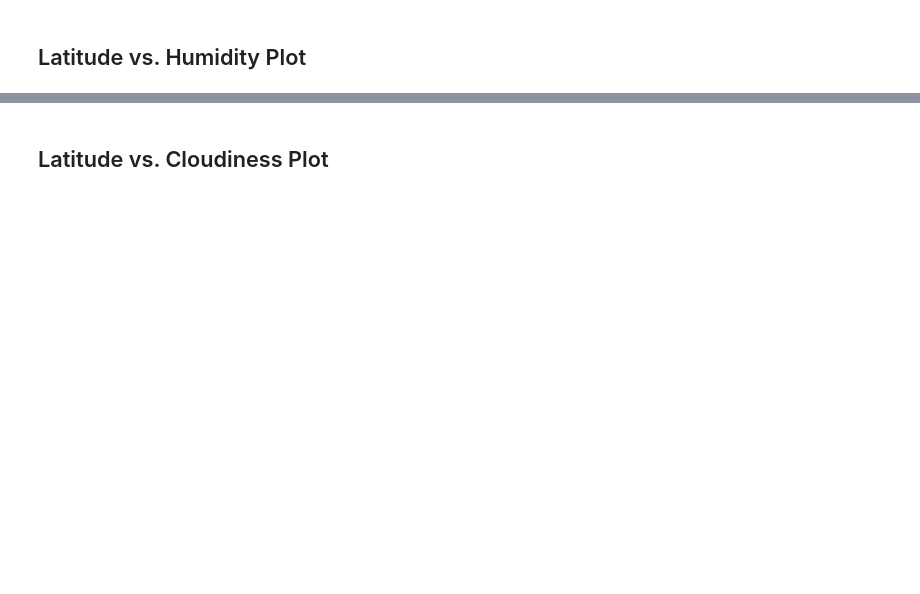
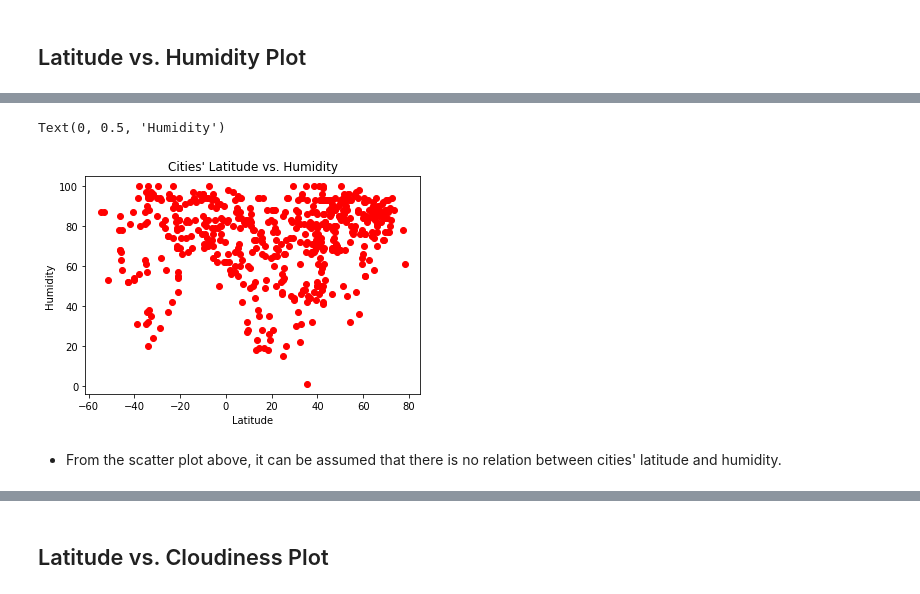
Before and after one commit to damontufar/python-api-challenge, a Jupyter notebook: WeatherPy/WeatherPy.ipynb, the cells around one changed output, grey strips where cells are left out. Drawn from its saved outputs; the diff is of its cells as text; code cells hidden in the pictures; blank space fills up the shorter version.

```diff
--- a/WeatherPy/WeatherPy.ipynb
+++ b/WeatherPy/WeatherPy.ipynb
@@ -157,0 +191,14 @@ Int64Index([], dtype='int64')
+# %%
+#Scatter Plot for Lat vs Humidity
+
+x_values = weather_df["Lat"]
+y_values = weather_df["Humidity"]
+plt.scatter(x_values, y_values, color = "r")
+plt.title("Cities' Latitude vs. Humidity")
+plt.xlabel("Latitude")
+plt.ylabel("Humidity")
+# %% [output]
+Text(0, 0.5, 'Humidity')
+[figure, added]
+# %% [markdown]
+- From the scatter plot above, it can be assumed that there is no relation between cities' latitude and humidity.
```
Also changed, not shown: parts of 34 cells of this notebook.
